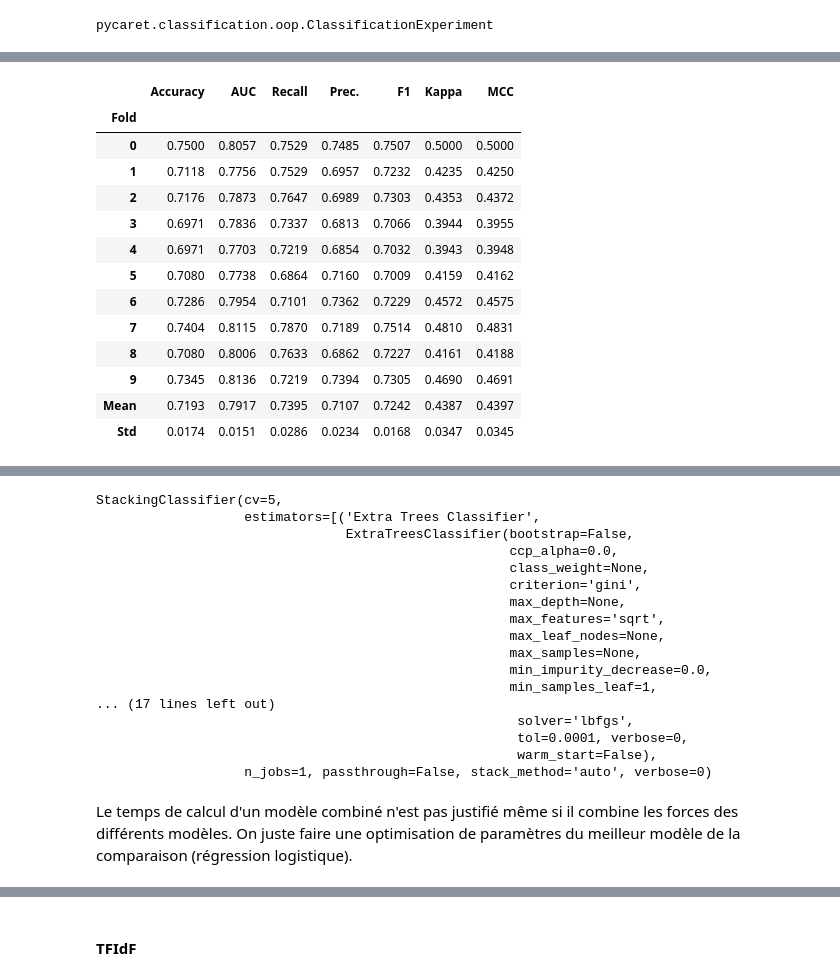
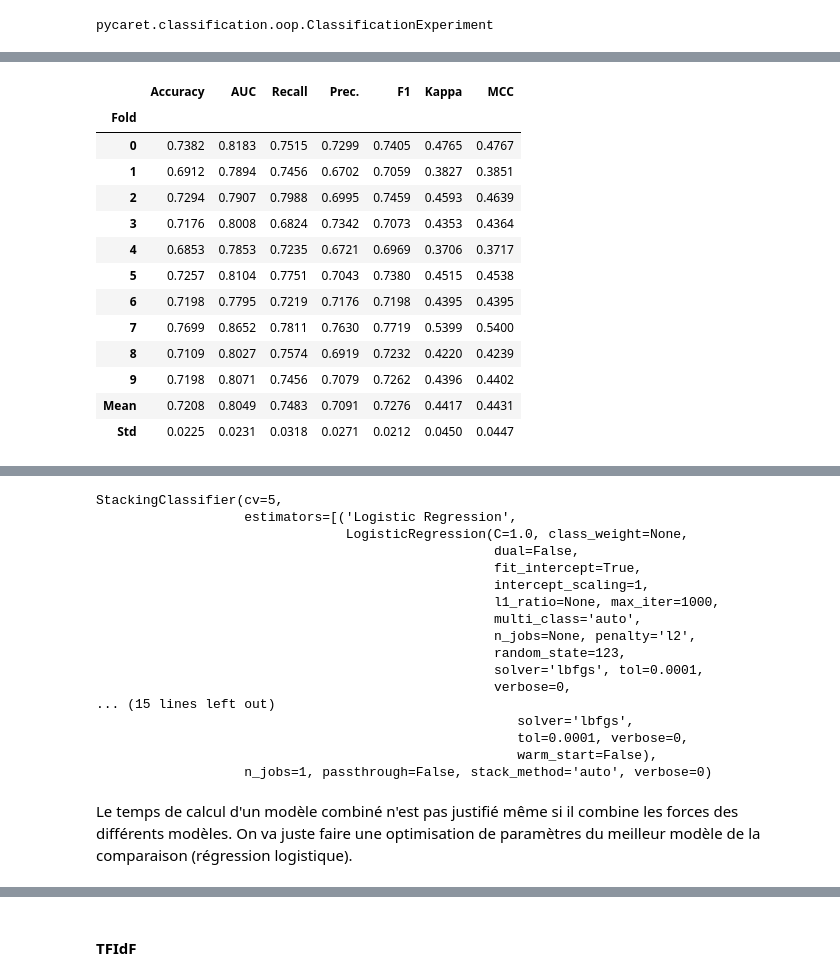
Before and after one commit to cecile-aie/oc_aiep7, a Jupyter notebook: P7_approche_classique.ipynb, the cells around one changed output, grey strips where cells are left out. Drawn from its saved outputs; the diff is of its cells as text; code cells hidden in the pictures.

```diff
--- a/P7_approche_classique.ipynb
+++ b/P7_approche_classique.ipynb
@@ -98,50 +97,50 @@ best_models = compare_models(sort='Precision', n_select=6)
 # %%
 # Sélection manuelle de modèles pour stacking
 logistic_model = best_models[0]  # Logistic Regression
-extra_trees_model = best_models[1]  # Extra Trees Classifier
-catboost_model = best_models[5]  # CatBoost Classifier
+extra_trees_model = best_models[4]  # Extra Trees Classifier
+gradient_boost_model = best_models[1]  # CatBoost Classifier
 # %%
 # Construire le modèle Stacked avec ces modèles (on peut aussi créer des modèles lr = create_model("lr"))
-stacked_model = stack_models([logistic_model, catboost_model, extra_trees_model])
+stacked_model = stack_models([logistic_model, gradient_boost_model, extra_trees_model])
 # %% [output]
 [interactive output not drawn]
 |  | Accuracy | AUC | Recall | Prec. | F1 | Kappa | MCC |
 | Fold |  |  |  |  |  |  |  |
-| 0 | 0.7500 | 0.8057 | 0.7529 | 0.7485 | 0.7507 | 0.5000 | 0.5000 |
-| 1 | 0.7118 | 0.7756 | 0.7529 | 0.6957 | 0.7232 | 0.4235 | 0.4250 |
-| 2 | 0.7176 | 0.7873 | 0.7647 | 0.6989 | 0.7303 | 0.4353 | 0.4372 |
-| 3 | 0.6971 | 0.7836 | 0.7337 | 0.6813 | 0.7066 | 0.3944 | 0.3955 |
-| 4 | 0.6971 | 0.7703 | 0.7219 | 0.6854 | 0.7032 | 0.3943 | 0.3948 |
-| 5 | 0.7080 | 0.7738 | 0.6864 | 0.7160 | 0.7009 | 0.4159 | 0.4162 |
-| 6 | 0.7286 | 0.7954 | 0.7101 | 0.7362 | 0.7229 | 0.4572 | 0.4575 |
-| 7 | 0.7404 | 0.8115 | 0.7870 | 0.7189 | 0.7514 | 0.4810 | 0.4831 |
-| 8 | 0.7080 | 0.8006 | 0.7633 | 0.6862 | 0.7227 | 0.4161 | 0.4188 |
-| 9 | 0.7345 | 0.8136 | 0.7219 | 0.7394 | 0.7305 | 0.4690 | 0.4691 |
-| Mean | 0.7193 | 0.7917 | 0.7395 | 0.7107 | 0.7242 | 0.4387 | 0.4397 |
-| Std | 0.0174 | 0.0151 | 0.0286 | 0.0234 | 0.0168 | 0.0347 | 0.0345 |
+| 0 | 0.7382 | 0.8183 | 0.7515 | 0.7299 | 0.7405 | 0.4765 | 0.4767 |
+| 1 | 0.6912 | 0.7894 | 0.7456 | 0.6702 | 0.7059 | 0.3827 | 0.3851 |
+| 2 | 0.7294 | 0.7907 | 0.7988 | 0.6995 | 0.7459 | 0.4593 | 0.4639 |
+| 3 | 0.7176 | 0.8008 | 0.6824 | 0.7342 | 0.7073 | 0.4353 | 0.4364 |
+| 4 | 0.6853 | 0.7853 | 0.7235 | 0.6721 | 0.6969 | 0.3706 | 0.3717 |
+| 5 | 0.7257 | 0.8104 | 0.7751 | 0.7043 | 0.7380 | 0.4515 | 0.4538 |
+| 6 | 0.7198 | 0.7795 | 0.7219 | 0.7176 | 0.7198 | 0.4395 | 0.4395 |
+| 7 | 0.7699 | 0.8652 | 0.7811 | 0.7630 | 0.7719 | 0.5399 | 0.5400 |
+| 8 | 0.7109 | 0.8027 | 0.7574 | 0.6919 | 0.7232 | 0.4220 | 0.4239 |
+| 9 | 0.7198 | 0.8071 | 0.7456 | 0.7079 | 0.7262 | 0.4396 | 0.4402 |
+| Mean | 0.7208 | 0.8049 | 0.7483 | 0.7091 | 0.7276 | 0.4417 | 0.4431 |
+| Std | 0.0225 | 0.0231 | 0.0318 | 0.0271 | 0.0212 | 0.0450 | 0.0447 |
 [interactive output not drawn]
 # %%
 stacked_model
 # %% [output]
 StackingClassifier(cv=5,
-                   estimators=[('Extra Trees Classifier',
-                                ExtraTreesClassifier(bootstrap=False,
-                                                     ccp_alpha=0.0,
-                                                     class_weight=None,
-                                                     criterion='gini',
-                                                     max_depth=None,
-                                                     max_features='sqrt',
-                                                     max_leaf_nodes=None,
-                                                     max_samples=None,
-                                                     min_impurity_decrease=0.0,
-                                                     min_samples_leaf=1,
-... (17 lines left out)
+                   estimators=[('Logistic Regression',
+                                LogisticRegression(C=1.0, class_weight=None,
+                                                   dual=False,
+                                                   fit_intercept=True,
+                                                   intercept_scaling=1,
+                                                   l1_ratio=None, max_iter=1000,
+                                                   multi_class='auto',
+                                                   n_jobs=None, penalty='l2',
+                                                   random_state=123,
+                                                   solver='lbfgs', tol=0.0001,
+                                                   verbose=0,
+... (15 lines left out)
                                                       solver='lbfgs',
                                                       tol=0.0001, verbose=0,
                                                       warm_start=False),
                    n_jobs=1, passthrough=False, stack_method='auto', verbose=0)
 # %% [markdown]
-Le temps de calcul d'un modèle combiné n'est pas justifié même si il combine les forces des différents modèles. On juste faire une optimisation de paramètres du meilleur modèle de la comparaison (régression logistique).
+Le temps de calcul d'un modèle combiné n'est pas justifié même si il combine les forces des différents modèles. On va juste faire une optimisation de paramètres du meilleur modèle de la comparaison (régression logistique).
 # %%
 # Amélioration du meilleur modèle (logistic regression)
 tuned_model = tune_model(estimator=best_models[0],
```
Also changed, not shown: parts of 22 cells of this notebook, 2 other files.
